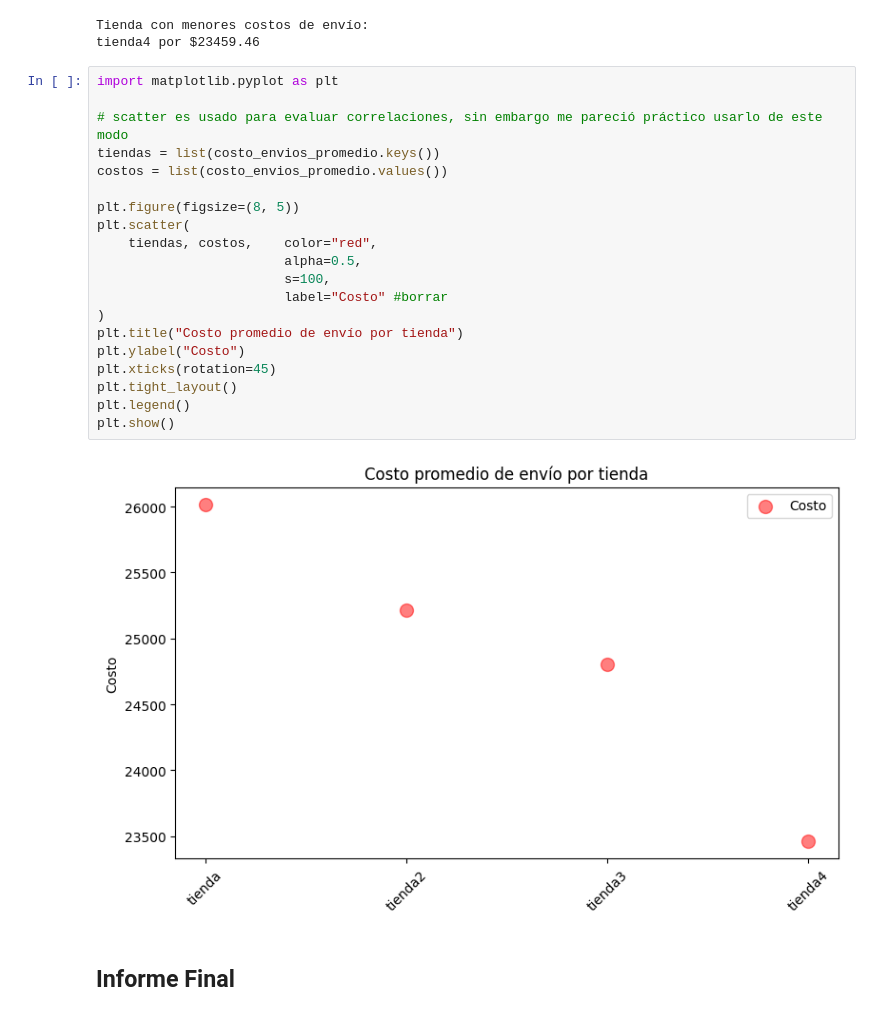
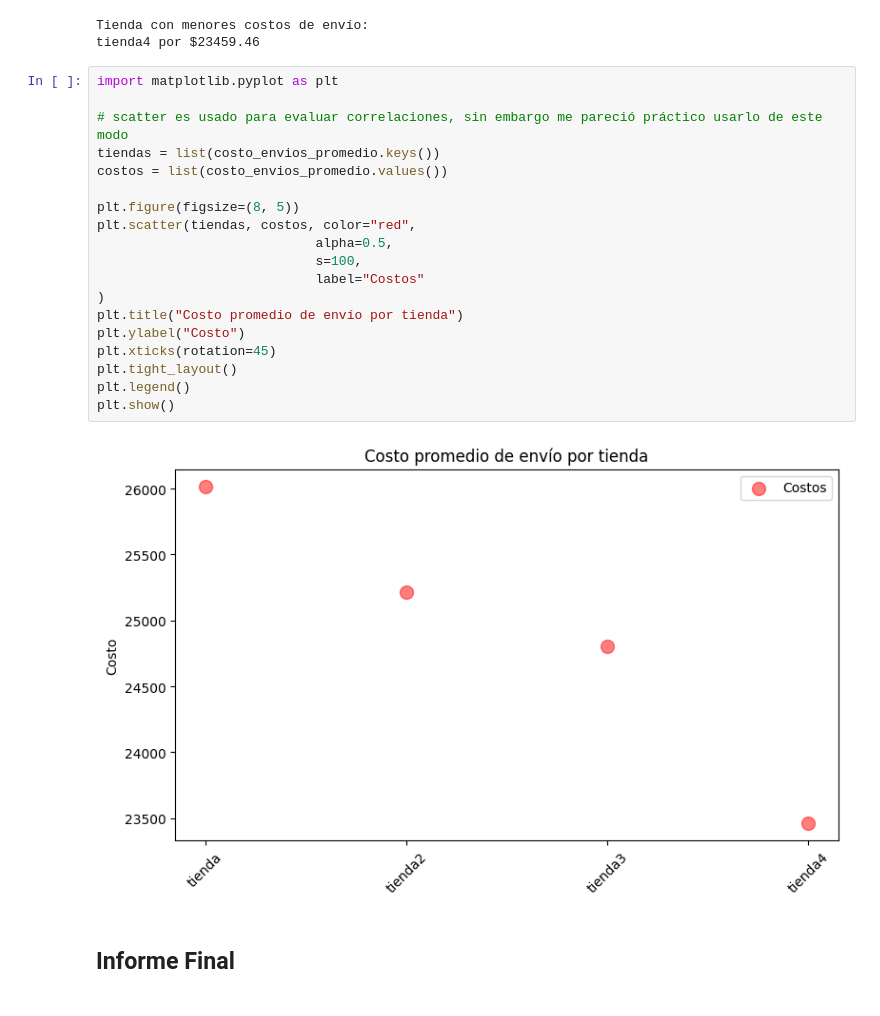
Before and after one commit to reddjedet/challenge-alurastorelatam, a Jupyter notebook: AluraStoreLatam.ipynb, the cells around one changed output. Drawn from its saved outputs; the diff is of its cells as text.

```diff
--- a/AluraStoreLatam.ipynb
+++ b/AluraStoreLatam.ipynb
@@ -296,24 +319,23 @@ tienda4 por $23459.46
 # %%
 import matplotlib.pyplot as plt
 
 # scatter es usado para evaluar correlaciones, sin embargo me pareció práctico usarlo de este modo
 tiendas = list(costo_envios_promedio.keys())
 costos = list(costo_envios_promedio.values())
 
 plt.figure(figsize=(8, 5))
-plt.scatter(
-    tiendas, costos,    color="red",
-                        alpha=0.5,
-                        s=100,
-                        label="Costo" #borrar
+plt.scatter(tiendas, costos, color="red",
+                            alpha=0.5,
+                            s=100,
+                            label="Costos"
 )
 plt.title("Costo promedio de envío por tienda")
 plt.ylabel("Costo")
 plt.xticks(rotation=45)
 plt.tight_layout()
 plt.legend()
 plt.show()
 # %% [output]
-[figure, old version]
+[figure, new version]
 # %% [markdown]
 ## Informe Final
```
Also changed, not shown: parts of 23 cells of this notebook, 3 other files.
